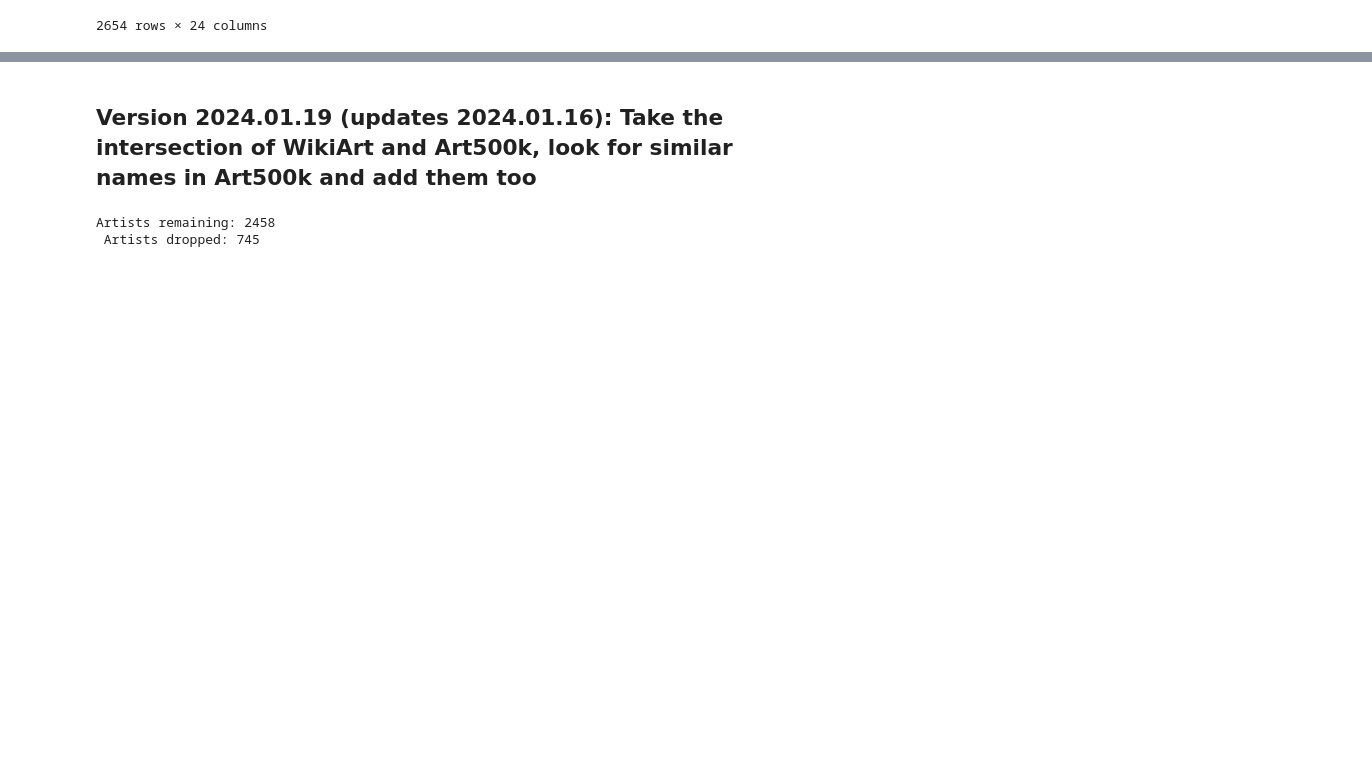
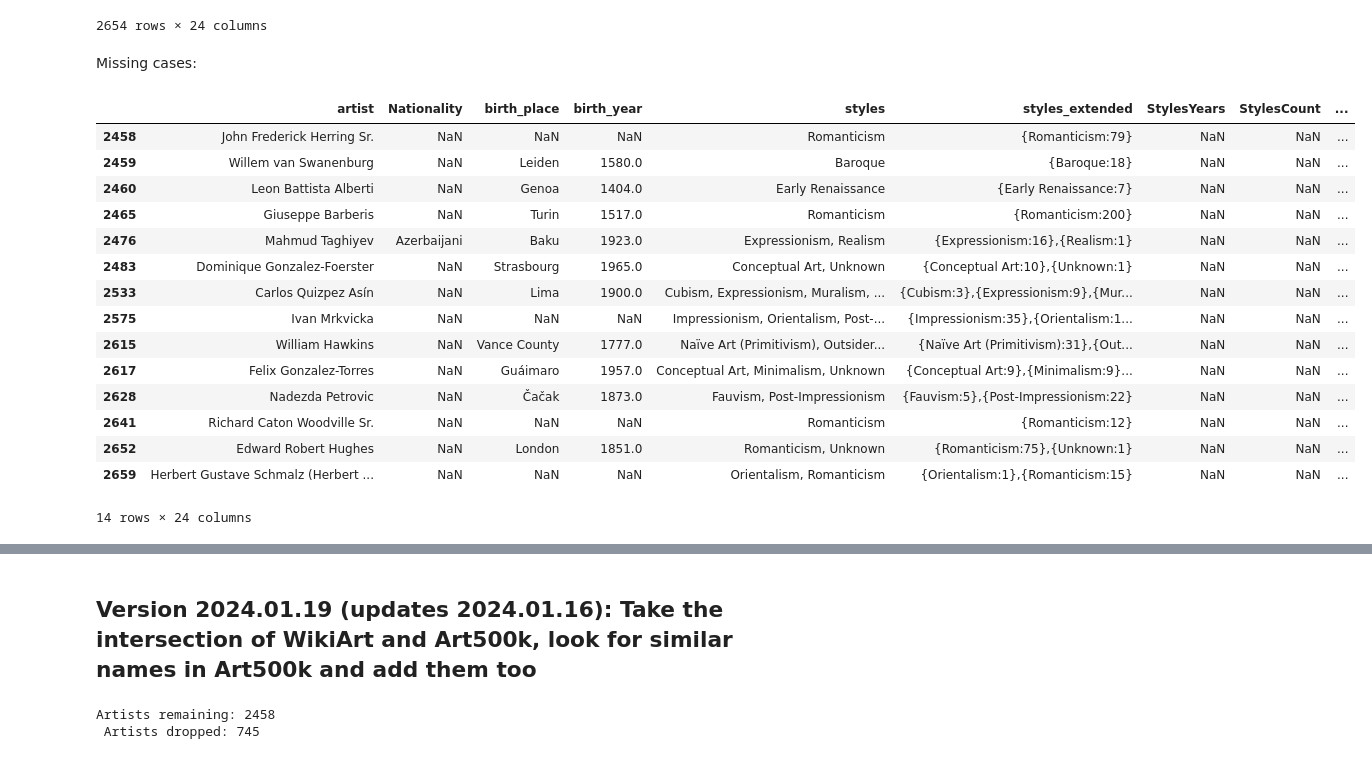
Before and after one commit to me9hanics/PainterPalette, a Jupyter notebook: datasets_notebook.ipynb, the cells around one changed output, grey strips where cells are left out. Saved outputs shown, nothing was run; the diff lists cells and outputs as text; code cells hidden in the pictures; blank space fills up the shorter version.

```diff
--- a/datasets_notebook.ipynb
+++ b/datasets_notebook.ipynb
@@ -75,0 +78,11 @@ There needs to be further work done as seen.
+# %%
+import json
+import requests
+
+response = requests.get('https://raw.githubusercontent.com/me9hanics/PainterPalette/main/datasets/saves/painter_name_pairs.json')
+mapping = json.loads(response.text); mapping_keys = list(mapping.keys())
+artists_c = helper_functions.create_painter_dataset_from_mapping(mapping)
+artists_A = pd.read_csv('https://raw.githubusercontent.com/me9hanics/PainterPalette/main/datasets/wikiart_artists.csv')
+#artists = pd.read_csv('https://raw.githubusercontent.com/me9hanics/PainterPalette/main/datasets/artists.csv')
+additional_artists = artists_A[~(artists_A['artist'].isin(mapping_keys))]
+artists = pd.concat([artists_c, additional_artists], ignore_index=True)
@@ -102,3 +135,25 @@ artists_c
 | 2652 | Wu Daozi | Chinese | Chang'an | 680.0 | Unknown | {Unknown:8} | NaN | NaN | ... |
 | 2653 | Olowe of Ise | NaN | NaN | NaN | Yoruba | {Yoruba:13} | NaN | NaN | ... |
 2654 rows × 24 columns
+# %% [markdown]
+Missing cases:
+# %%
+artists = pd.read_csv('https://raw.githubusercontent.com/me9hanics/PainterPalette/main/datasets/artists.csv')
+artists[~(artists['artist'].isin(list(artists_c['artist'])))]
+# %% [output]
+|  | artist | Nationality | birth_place | birth_year | styles | styles_extended | StylesYears | StylesCount | ... |
+| 2458 | John Frederick Herring Sr. | NaN | NaN | NaN | Romanticism | {Romanticism:79} | NaN | NaN | ... |
+| 2459 | Willem van Swanenburg | NaN | Leiden | 1580.0 | Baroque | {Baroque:18} | NaN | NaN | ... |
+| 2460 | Leon Battista Alberti | NaN | Genoa | 1404.0 | Early Renaissance | {Early Renaissance:7} | NaN | NaN | ... |
+| 2465 | Giuseppe Barberis | NaN | Turin | 1517.0 | Romanticism | {Romanticism:200} | NaN | NaN | ... |
+| 2476 | Mahmud Taghiyev | Azerbaijani | Baku | 1923.0 | Expressionism, Realism | {Expressionism:16},{Realism:1} | NaN | NaN | ... |
+| 2483 | Dominique Gonzalez-Foerster | NaN | Strasbourg | 1965.0 | Conceptual Art, Unknown | {Conceptual Art:10},{Unknown:1} | NaN | NaN | ... |
+| 2533 | Carlos Quizpez Asín | NaN | Lima | 1900.0 | Cubism, Expressionism, Muralism, ... | {Cubism:3},{Expressionism:9},{Mur... | NaN | NaN | ... |
+| 2575 | Ivan Mrkviсka | NaN | NaN | NaN | Impressionism, Orientalism, Post-... | {Impressionism:35},{Orientalism:1... | NaN | NaN | ... |
+| 2615 | William Hawkins | NaN | Vance County | 1777.0 | Naïve Art (Primitivism), Outsider... | {Naïve Art (Primitivism):31},{Out... | NaN | NaN | ... |
+| 2617 | Felix Gonzalez-Torres | NaN | Guáimaro | 1957.0 | Conceptual Art, Minimalism, Unknown | {Conceptual Art:9},{Minimalism:9}... | NaN | NaN | ... |
+| 2628 | Nadezda Petrovic | NaN | Čačak | 1873.0 | Fauvism, Post-Impressionism | {Fauvism:5},{Post-Impressionism:22} | NaN | NaN | ... |
+| 2641 | Richard Caton Woodville Sr. | NaN | NaN | NaN | Romanticism | {Romanticism:12} | NaN | NaN | ... |
+| 2652 | Edward Robert Hughes | NaN | London | 1851.0 | Romanticism, Unknown | {Romanticism:75},{Unknown:1} | NaN | NaN | ... |
+| 2659 | Herbert Gustave Schmalz (Herbert ... | NaN | NaN | NaN | Orientalism, Romanticism | {Orientalism:1},{Romanticism:15} | NaN | NaN | ... |
+14 rows × 24 columns
```
Also changed, not shown: parts of 4 cells of this notebook.
